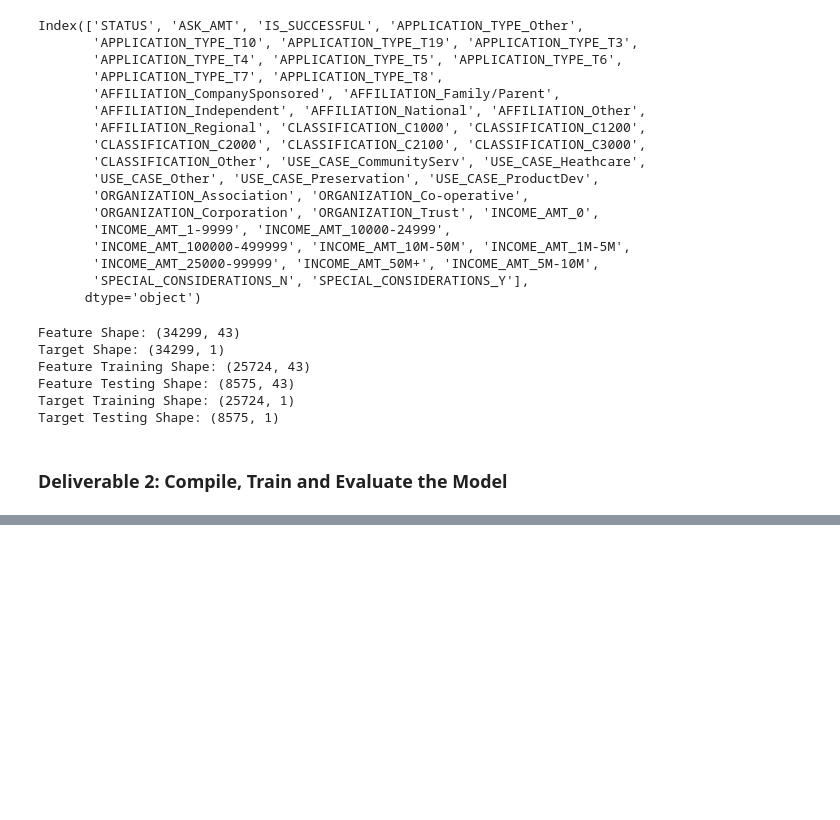
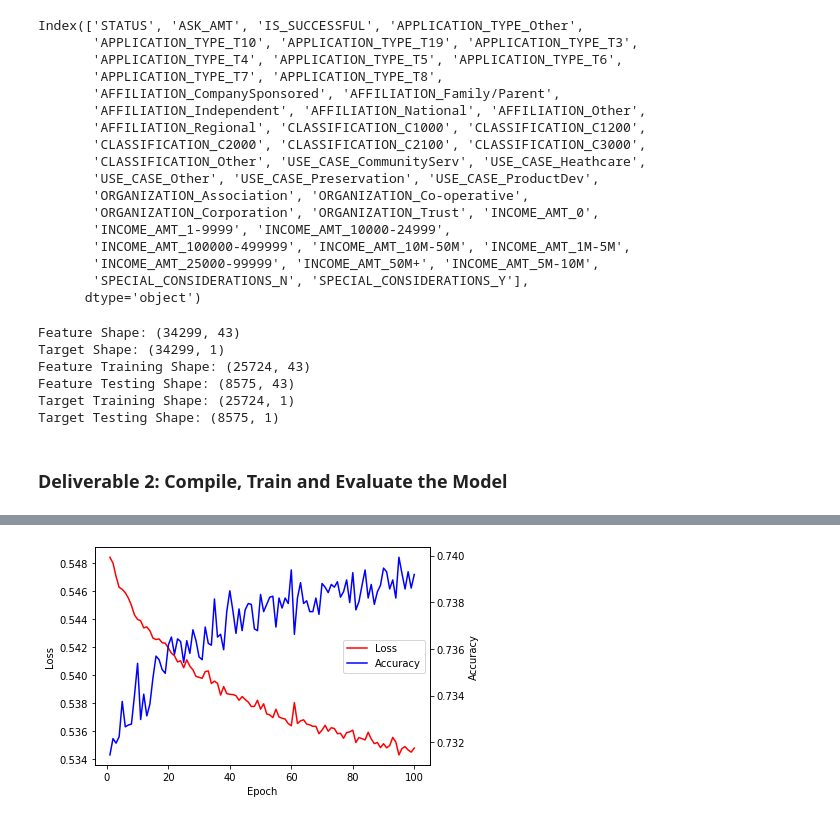
Before and after one commit to jsheppard95/Neural_Network_Charity_Analysis, a Jupyter notebook: AlphabetSoupCharity.ipynb, the cells around one changed output, grey strips where cells are left out. Saved outputs shown, nothing was run; the diff lists cells and outputs as text; code cells hidden in the pictures; blank space fills up the shorter version.

Commit message:
ENH: compiled and trained model, visualizing loss and accuracy

```diff
--- a/AlphabetSoupCharity.ipynb
+++ b/AlphabetSoupCharity.ipynb
@@ -260,0 +277,16 @@ nn.summary()
+# %%
+# Compile the model
+nn.compile(loss="binary_crossentropy", optimizer="adam", metrics=["accuracy"])
+# %%
+# Add model weight checkpoints during training
+import os
+from tensorflow.keras.callbacks import ModelCheckpoint
+os.makedirs("checkpoints/", exist_ok=True)
+checkpoint_path="checkpoints/weights.{epoch}.hdf5"
+
+# Create callback that saves the model's weights every 5 epochs
+cp_callback = ModelCheckpoint(filepath=checkpoint_path,
+                              verbose=1,
+                              save_weights_only=True,
+                              save_freq="epoch",
+                              period=5)
@@ -260,0 +295,3 @@ nn.summary()
+# %%
+# Train the model
+fit_model = nn.fit(X_train_scaled, y_train, epochs=100, callbacks=[cp_callback])
@@ -261,2 +316,24 @@ nn.summary()
+# %%
+# Visualize Loss/Accuracy
+import matplotlib.pyplot as plt
+history_df = pd.DataFrame(fit_model.history,
+                          index=range(1, len(fit_model.history["loss"]) + 1))
+
+fig, ax = plt.subplots()
+loss = ax.plot(history_df["loss"], color="red", label="Loss")
+ax.set_xlabel("Epoch")
+ax.set_ylabel("Loss")
+
+ax2 = ax.twinx()
+acc = ax2.plot(history_df["accuracy"], color="blue", label="Accuracy")
+ax2.set_ylabel("Accuracy")
+
+curves = loss + acc
+labs = [l.get_label() for l in curves]
+ax.legend(curves, labs, loc="center right")
+
+plt.show()
+# %% [output]
+[figure, added]
 # %%
 # Evaluate the model using the test data
```
Also changed, not shown: parts of 7 cells of this notebook, 20 other files.
